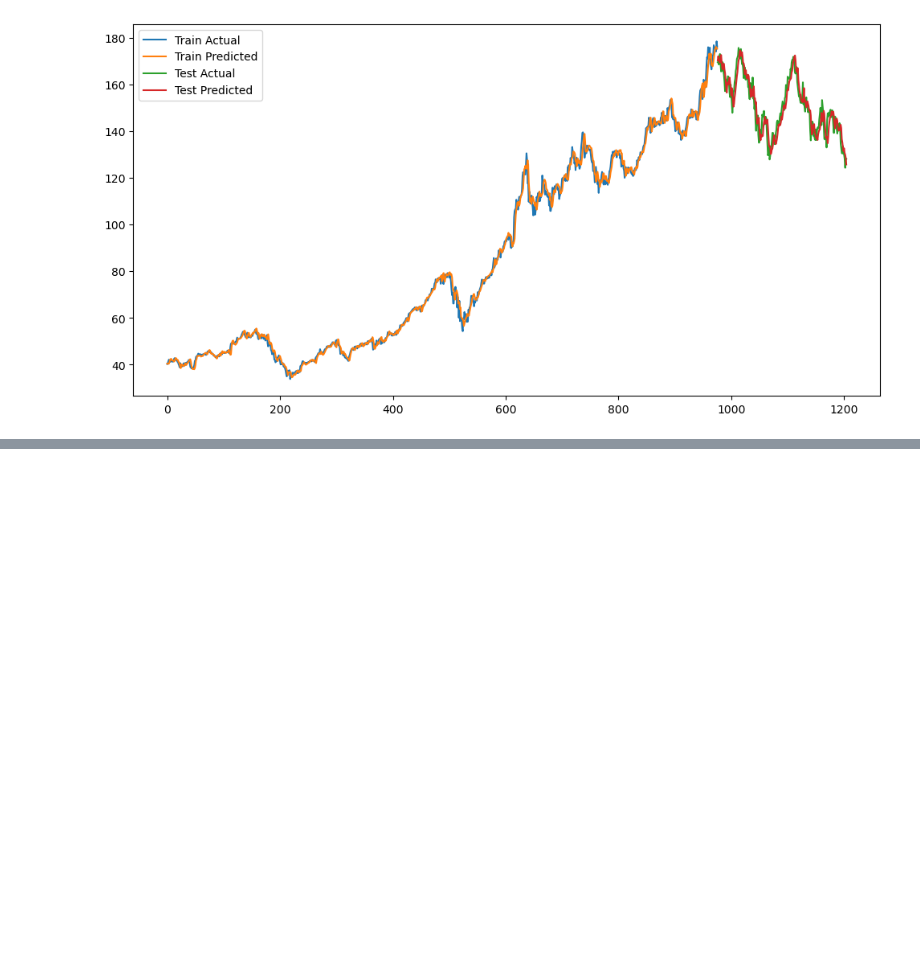
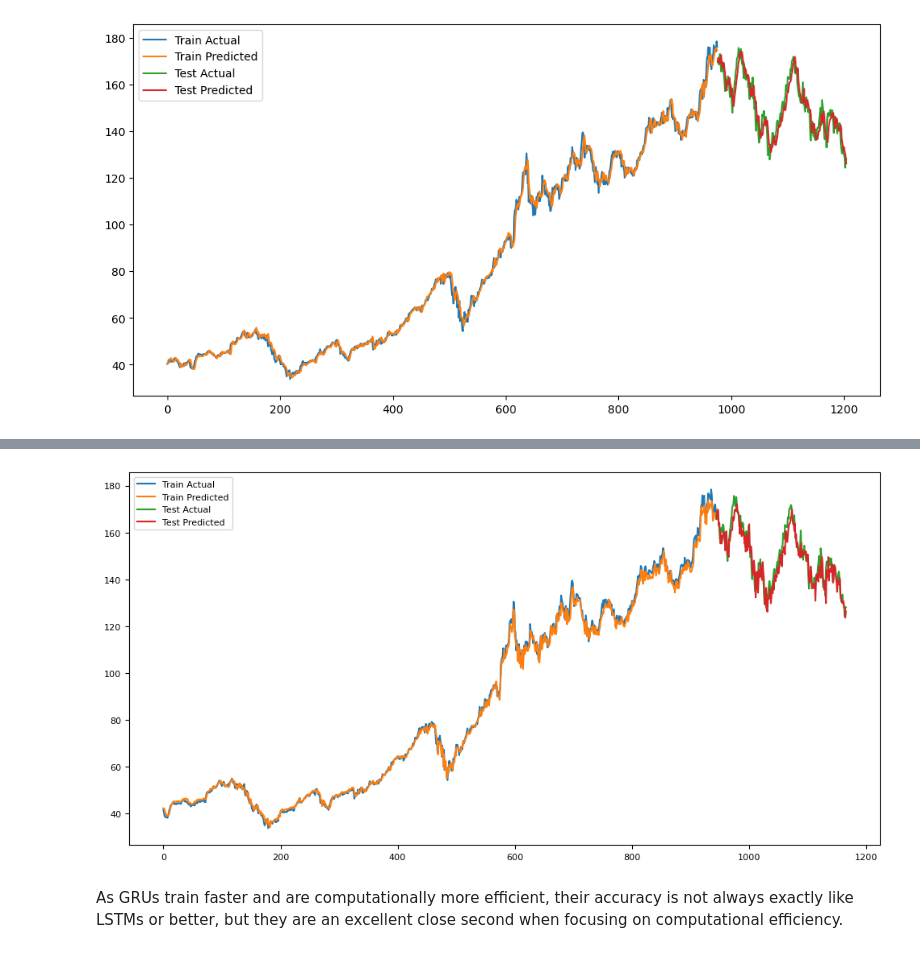
Before and after one commit to varnan6/Stock_Forecaster, a Jupyter notebook: forecast.ipynb, the cells around one changed output, grey strips where cells are left out. Cells and saved outputs as stored; diff of their text form; code cells hidden in the pictures; blank space fills up the shorter version.

```diff
--- a/forecast.ipynb
+++ b/forecast.ipynb
@@ -127,0 +398,9 @@ plt.show()
+# %%
+model_stack_GRU = Sequential()
+model_stack_GRU.add(GRU(50, return_sequences=True, input_shape=(look_back, X_train_LSTM_2.shape[2])))
+model_stack_GRU.add(GRU(50))
+model_stack_GRU.add(Dropout(0.2))
+model_stack_GRU.add(Dense(1))
+model_stack_GRU.compile(optimizer='adam', loss='mean_squared_error')
+# %%
+model_stack_GRU.fit(X_train_LSTM_2, y_train_LSTM_2, epochs=400, batch_size=16, verbose=1)
@@ -127,0 +426,23 @@ plt.show()
+# %%
+train_pred_4 = model_stack_GRU.predict(X_train_LSTM_2)
+test_pred_4 = model_stack_GRU.predict(X_test_LSTM_2)
+
+train_pred_inv_4 = scaler_y_2.inverse_transform(train_pred_4)
+y_train_inv_4 = scaler_y_2.inverse_transform(y_train_LSTM_2)
+test_pred_inv_4 = scaler_y_2.inverse_transform(test_pred_4)
+y_test_inv_4 = scaler_y_2.inverse_transform(y_test_LSTM_2)
+
+train_rmse_4 = np.sqrt(mean_squared_error(y_train_inv_4, train_pred_inv_4))
+test_rmse_4 = np.sqrt(mean_squared_error(y_test_inv_4, test_pred_inv_4))
+
+print(f"Train RMSE: {train_rmse_4:.2f}")
+print(f"Test RMSE: {test_rmse_4:.2f}")
+
+plt.figure(figsize=(12,6))
+plt.plot(np.arange(len(y_train_inv_4)), y_train_inv_4, label='Train Actual')
+plt.plot(np.arange(len(train_pred_inv_4)), train_pred_inv_4, label='Train Predicted')
+plt.plot(np.arange(len(y_train_inv_4), len(y_train_inv_4)+len(y_test_inv_4)), y_test_inv_4, label='Test Actual')
+plt.plot(np.arange(len(y_train_inv_4), len(y_train_inv_4)+len(test_pred_inv_4)), test_pred_inv_4, label='Test Predicted')
+plt.legend()
+plt.show()
+# %% [output]
@@ -127,0 +453,3 @@ plt.show()
+[figure, added]
+# %% [markdown]
+As GRUs train faster and are computationally more efficient, their accuracy is not always exactly like LSTMs or better, but they are an excellent close second when focusing on computational efficiency.
```
Also changed, not shown: parts of 36 cells of this notebook.
